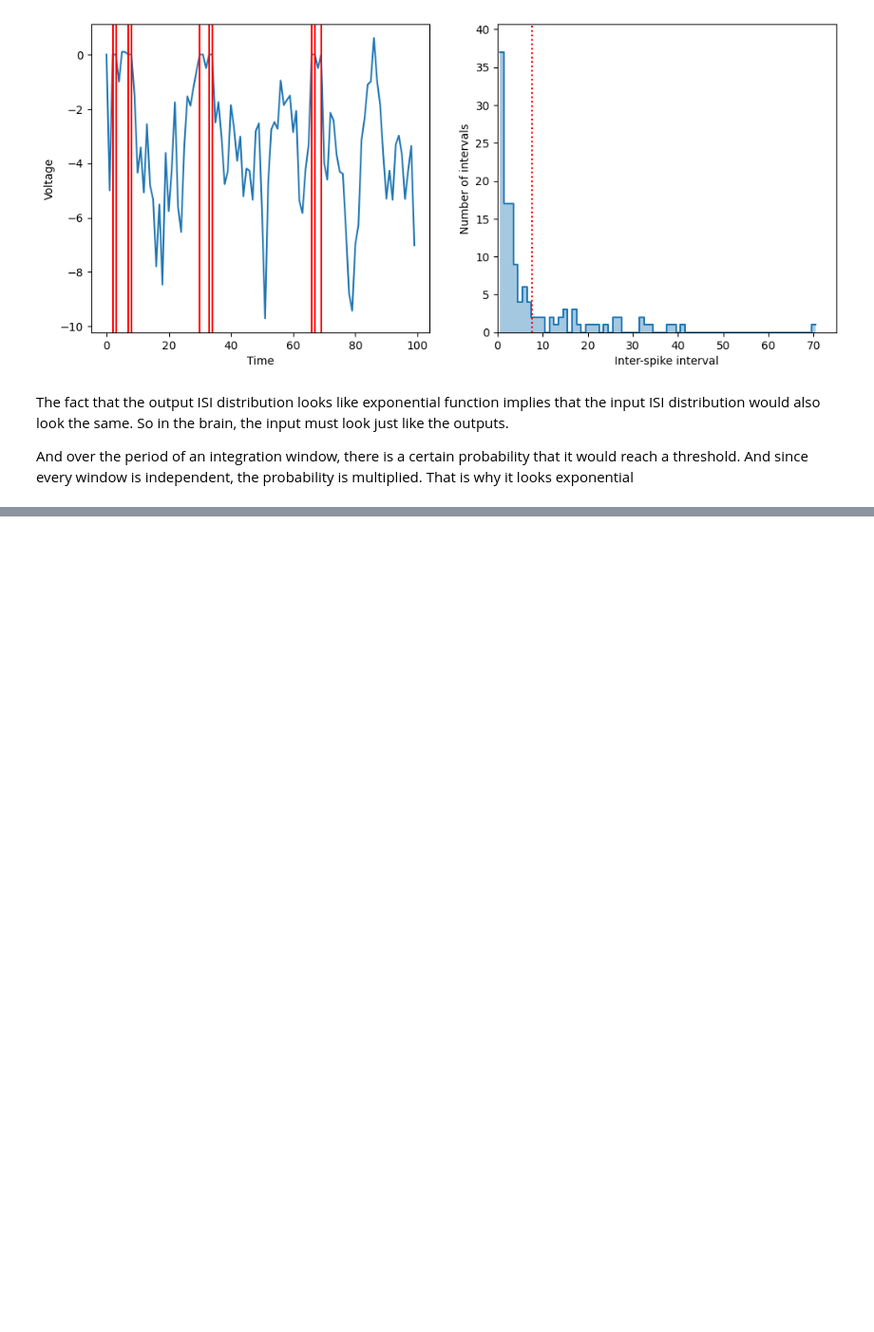
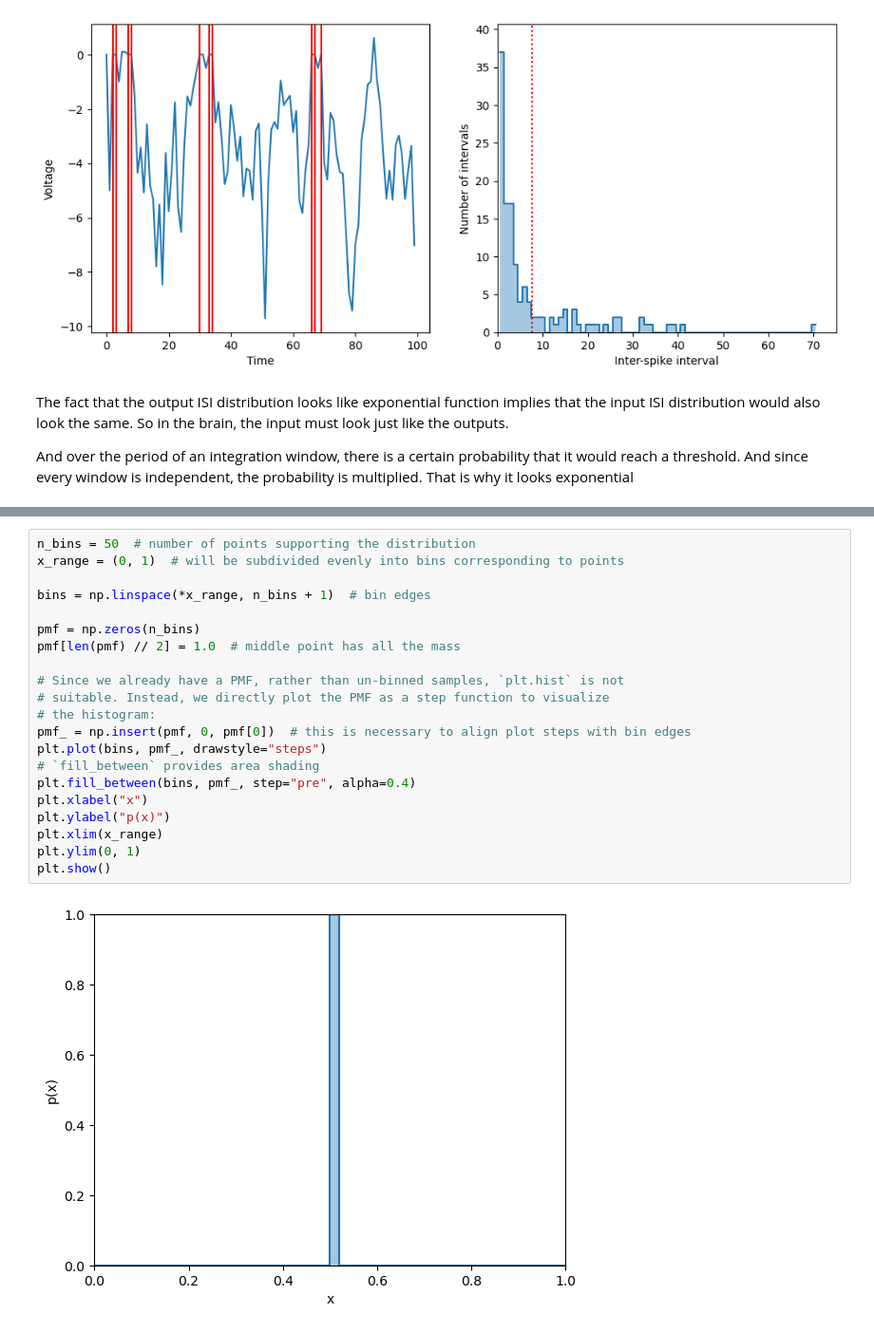
Before and after one commit to basock2/Neuromatch, a Jupyter notebook: Model_Types/What_Models.ipynb, the cells around one changed output, grey strips where cells are left out. Shown: that part at 95% size. Saved outputs shown, nothing was run; the diff lists cells and outputs as text; blank space fills up the shorter version.

```diff
--- a/Model_Types/What_Models.ipynb
+++ b/Model_Types/What_Models.ipynb
@@ -338,0 +353,23 @@ And over the period of an integration window, there is a certain probability tha
+# %%
+n_bins = 50  # number of points supporting the distribution
+x_range = (0, 1)  # will be subdivided evenly into bins corresponding to points
+
+bins = np.linspace(*x_range, n_bins + 1)  # bin edges
+
+pmf = np.zeros(n_bins)
+pmf[len(pmf) // 2] = 1.0  # middle point has all the mass
+
+# Since we already have a PMF, rather than un-binned samples, `plt.hist` is not
+# suitable. Instead, we directly plot the PMF as a step function to visualize
+# the histogram:
+pmf_ = np.insert(pmf, 0, pmf[0])  # this is necessary to align plot steps with bin edges
+plt.plot(bins, pmf_, drawstyle="steps")
+# `fill_between` provides area shading
+plt.fill_between(bins, pmf_, step="pre", alpha=0.4)
+plt.xlabel("x")
+plt.ylabel("p(x)")
+plt.xlim(x_range)
+plt.ylim(0, 1)
+plt.show()
+# %% [output]
+[figure, added]
```
Also changed, not shown: parts of 11 cells of this notebook.
